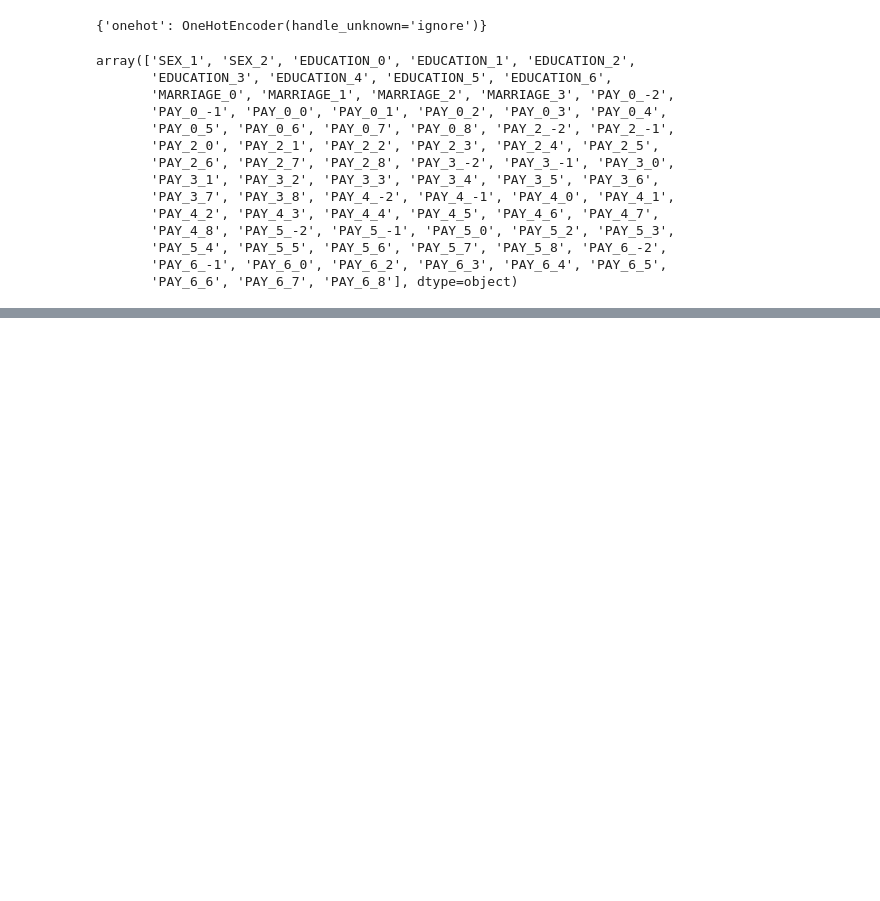
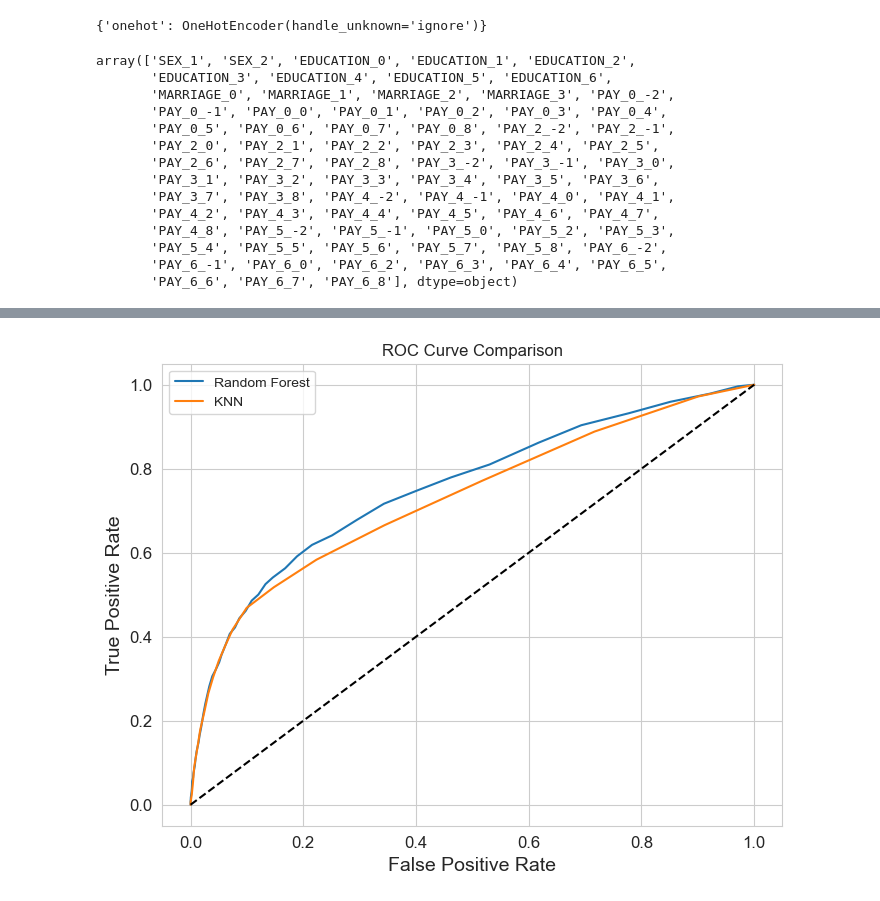
Before and after one commit to JordanVercillo/data_science, a Jupyter notebook: machine_learning/assignments/assignment1.ipynb, the cells around one changed output, grey strips where cells are left out. Drawn from its saved outputs; the diff is of its cells as text; code cells hidden in the pictures; blank space fills up the shorter version.

```diff
--- a/machine_learning/assignments/assignment1.ipynb
+++ b/machine_learning/assignments/assignment1.ipynb
@@ -405,0 +420,27 @@ accuracy_score: 0.7788
+# %%
+knn_param_grid = {
+    'n_neighbors': [3, 5, 10, 20]
+}
+
+knn_clf = KNeighborsClassifier()
+knn_grid_search = GridSearchCV(
+    estimator=knn_clf,
+    param_grid=knn_param_grid,
+    scoring='roc_auc',
+    n_jobs=-1,
+    cv=5,
+    verbose=1
+)
+knn_grid_search.fit(X_train_transformed, y_train)
+
+print("KNN best params:", knn_grid_search.best_params_)
+print("KNN best CV score (ROC AUC):", knn_grid_search.best_score_)
+
+best_knn = knn_grid_search.best_estimator_
+
+knn_pred = best_knn.predict(X_test_transformed)
+knn_pred_proba = best_knn.predict_proba(X_test_transformed)[:, 1]
+
+print("KNN Test ROC AUC:", roc_auc_score(y_test, knn_pred_proba))
+print("\nClassification Report (KNN):")
+print(classification_report(y_test, knn_pred))
@@ -405,0 +462,15 @@ accuracy_score: 0.7788
+# %%
+fpr_rf, tpr_rf, thr_rf = roc_curve(y_test, rf_pred_proba)
+fpr_knn, tpr_knn, thr_knn = roc_curve(y_test, knn_pred_proba)
+
+plt.figure(figsize=(8, 6))
+plt.plot(fpr_rf, tpr_rf, label='Random Forest')
+plt.plot(fpr_knn, tpr_knn, label='KNN')
+plt.plot([0,1],[0,1],'k--')
+plt.xlabel('False Positive Rate')
+plt.ylabel('True Positive Rate')
+plt.title('ROC Curve Comparison')
+plt.legend()
+plt.show()
+# %% [output]
+[figure, added]
```
Also changed, not shown: parts of 15 cells of this notebook.
